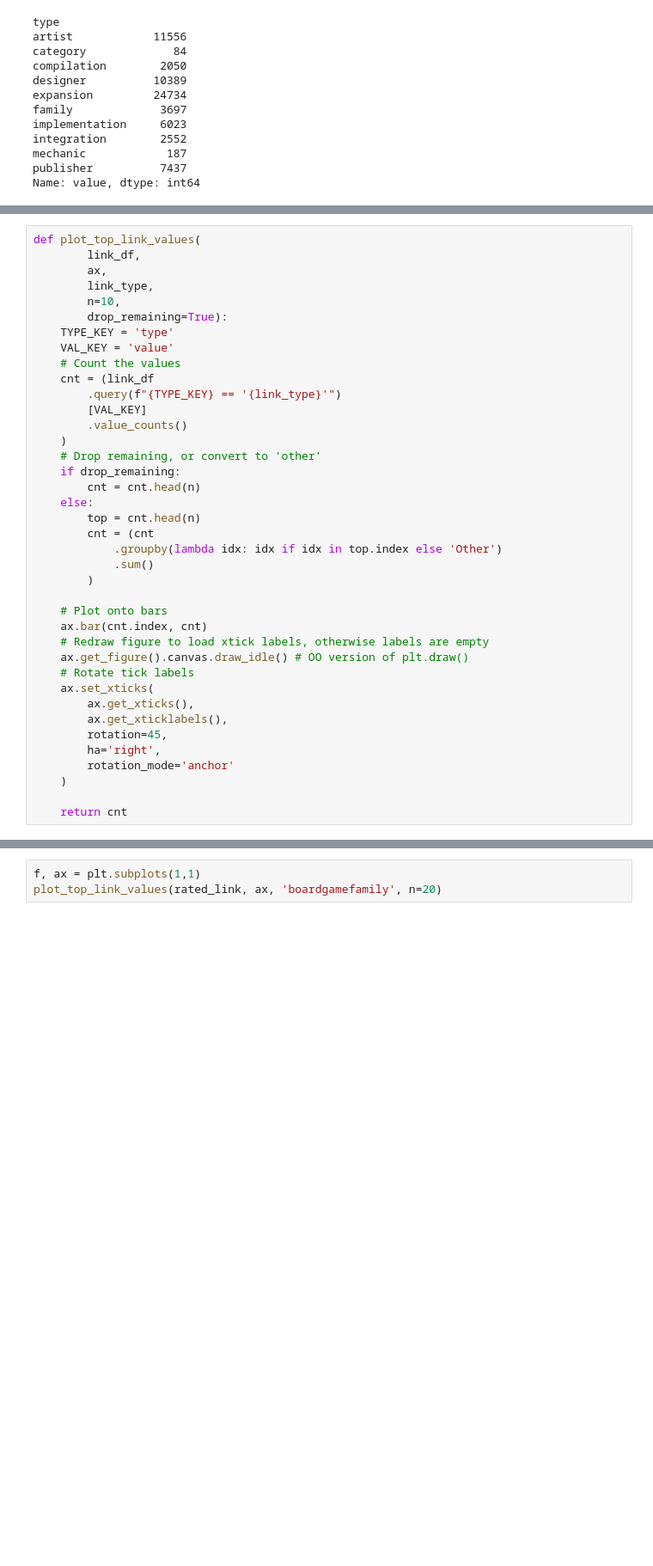
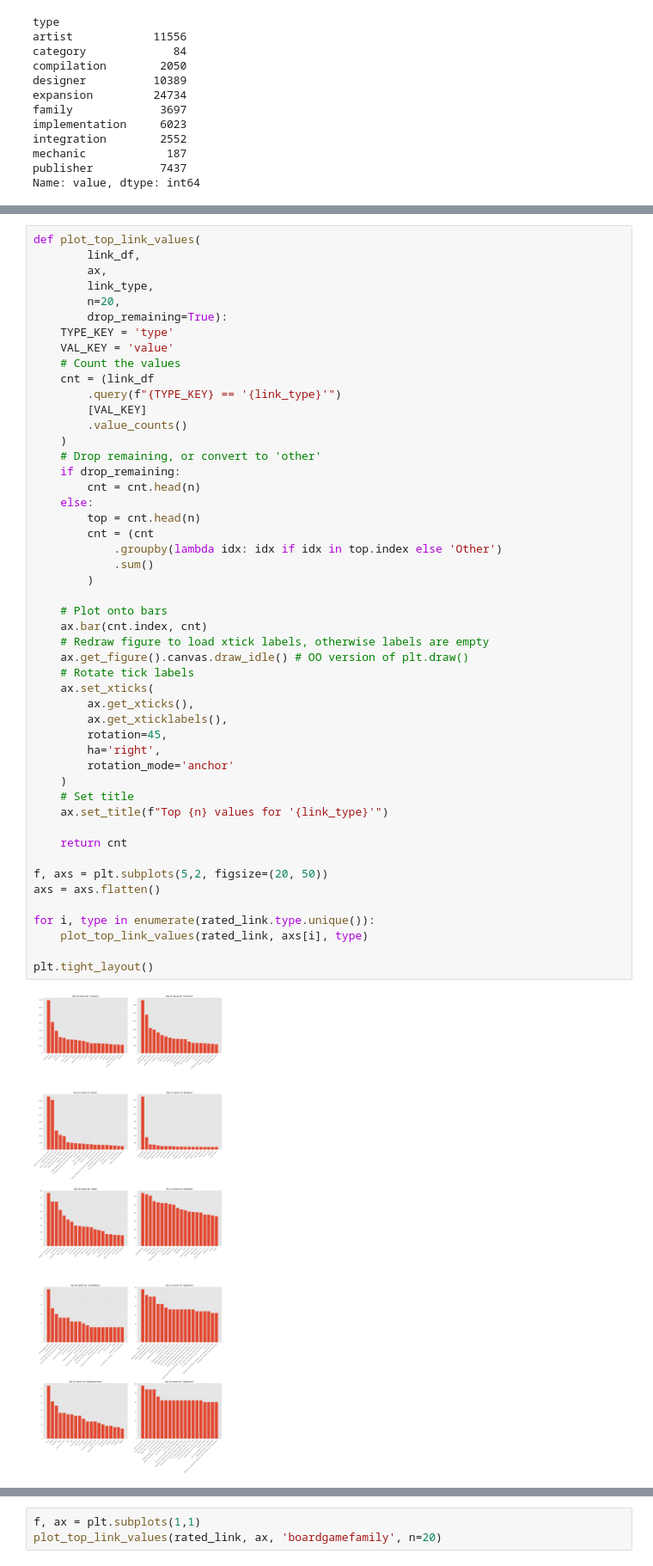
Before and after one commit to andrewKOwong/boardgames, a Jupyter notebook: analysis.ipynb, the cells around one changed output, grey strips where cells are left out. Shown at 86% size. Cells and saved outputs as stored; diff of their text form; blank space fills up the shorter version.

Commit message:
Add top 20 values for link types

```diff
--- a/analysis.ipynb
+++ b/analysis.ipynb
@@ -1263,40 +1189,52 @@ def plot_top_link_values(
         link_df,
         ax,
         link_type,
-        n=10,
+        n=20,
         drop_remaining=True):
     TYPE_KEY = 'type'
     VAL_KEY = 'value'
     # Count the values
     cnt = (link_df
         .query(f"{TYPE_KEY} == '{link_type}'")
         [VAL_KEY]
         .value_counts()
     )
     # Drop remaining, or convert to 'other'
     if drop_remaining:
         cnt = cnt.head(n)
     else:
         top = cnt.head(n)
         cnt = (cnt
             .groupby(lambda idx: idx if idx in top.index else 'Other')
             .sum()
         )
 
     # Plot onto bars
     ax.bar(cnt.index, cnt)
     # Redraw figure to load xtick labels, otherwise labels are empty
     ax.get_figure().canvas.draw_idle() # OO version of plt.draw()
     # Rotate tick labels
     ax.set_xticks(
         ax.get_xticks(),
         ax.get_xticklabels(),
         rotation=45,
         ha='right',
         rotation_mode='anchor'
     )
+    # Set title
+    ax.set_title(f"Top {n} values for '{link_type}'")
 
     return cnt
+
+f, axs = plt.subplots(5,2, figsize=(20, 50))
+axs = axs.flatten()
+
+for i, type in enumerate(rated_link.type.unique()):
+    plot_top_link_values(rated_link, axs[i], type)
+
+plt.tight_layout()
+# %% [output]
+[figure, added]
 # %%
 f, (ax1, ax2, ax3) = plt.subplots(1, 3, figsize=(20,5))
 _ = plot_top_link_values(rated_link, ax1, 'boardgamepublisher', n=20, drop_remaining=True)
```
Also changed, not shown: parts of 5 cells of this notebook.
